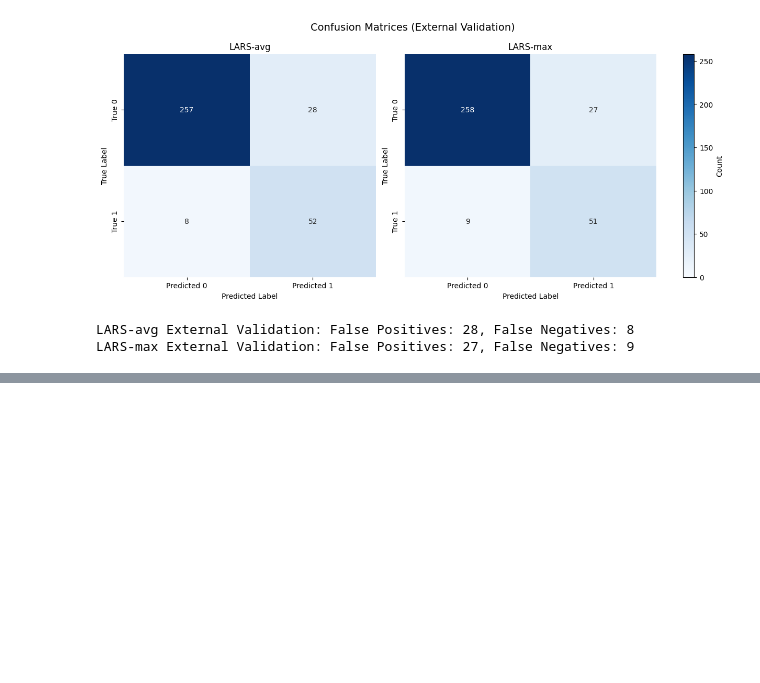
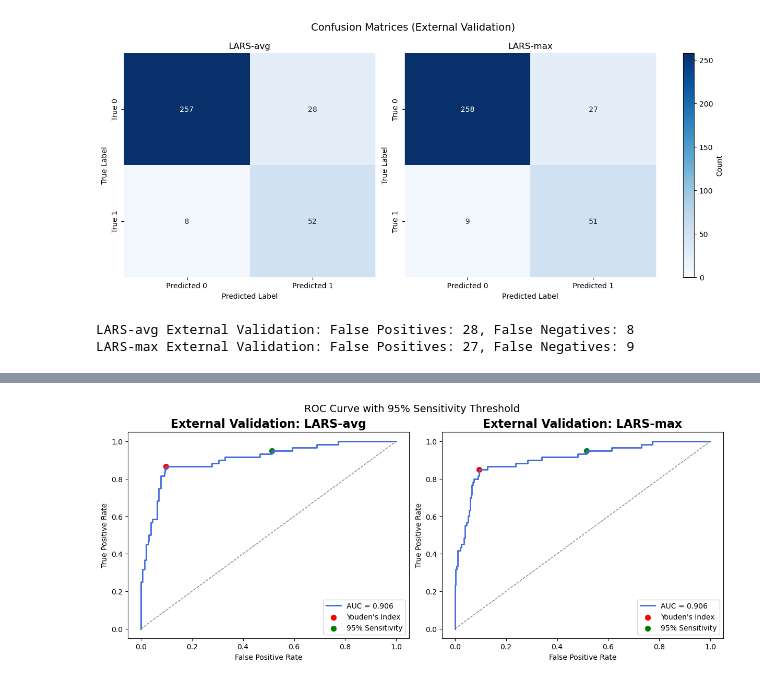
Before and after one commit to Alichnikof/Deauville_DeepLearning, a Jupyter notebook: prediction/external/eval.ipynb, the cells around one changed output, grey strips where cells are left out. Saved outputs shown, nothing was run; the diff lists cells and outputs as text; code cells hidden in the pictures; blank space fills up the shorter version.

```diff
--- a/prediction/external/eval.ipynb
+++ b/prediction/external/eval.ipynb
@@ -660,0 +686,19 @@ print(f"[LARS-max] Specificity: {spec_median_max:.3f} 95%CI [{spec_low_max:.3f}-
+# %%
+# Identify threshold where sensitivity is >= 95%
+def get_threshold_at_sensitivity(tpr, fpr, thresholds, sensitivity_target=0.95):
+    idx = np.where(tpr >= sensitivity_target)[0]
+    if len(idx) == 0:
+        print("No threshold found with sensitivity >= {:.2f}".format(sensitivity_target))
+        return None
+    best_idx = idx[0]  # First threshold achieving desired sensitivity
+    return thresholds[best_idx], tpr[best_idx], fpr[best_idx]
+
+# Get new thresholds
+thresh_95sens_avg, sens_95_avg, fpr_95_avg = get_threshold_at_sensitivity(tpr_avg, fpr_avg, thresholds_avg)
+thresh_95sens_max, sens_95_max, fpr_95_max = get_threshold_at_sensitivity(tpr_max, fpr_max, thresholds_max)
+
+spec_95_avg = 1 - fpr_95_avg
+spec_95_max = 1 - fpr_95_max
+
+print(f"[LARS-avg] Threshold for ≥95% Sensitivity: {thresh_95sens_avg:.3f}, Specificity: {spec_95_avg:.3f}")
+print(f"[LARS-max] Threshold for ≥95% Sensitivity: {thresh_95sens_max:.3f}, Specificity: {spec_95_max:.3f}")
@@ -660,0 +746,27 @@ print(f"[LARS-max] Specificity: {spec_median_max:.3f} 95%CI [{spec_low_max:.3f}-
+# %%
+fig, (ax1, ax2) = plt.subplots(1, 2, figsize=(12, 5), constrained_layout=True)
+
+# LARS-avg
+ax1.plot(fpr_avg, tpr_avg, lw=2, color='royalblue', label=f'AUC = {roc_auc_avg:.3f}')
+ax1.plot([0, 1], [0, 1], lw=1, linestyle='--', color='gray')
+ax1.scatter(fpr_avg[optimal_idx_avg], tpr_avg[optimal_idx_avg], color='red', s=50, label="Youden's Index")
+ax1.scatter(fpr_95_avg, sens_95_avg, color='green', s=50, label='95% Sensitivity')
+ax1.set_title("External Validation: LARS-avg", fontsize=16, fontweight='bold')
+ax1.set_xlabel("False Positive Rate")
+ax1.set_ylabel("True Positive Rate")
+ax1.legend()
+
+# LARS-max
+ax2.plot(fpr_max, tpr_max, lw=2, color='royalblue', label=f'AUC = {roc_auc_max:.3f}')
+ax2.plot([0, 1], [0, 1], lw=1, linestyle='--', color='gray')
+ax2.scatter(fpr_max[optimal_idx_max], tpr_max[optimal_idx_max], color='red', s=50, label="Youden's Index")
+ax2.scatter(fpr_95_max, sens_95_max, color='green', s=50, label='95% Sensitivity')
+ax2.set_title("External Validation: LARS-max", fontsize=16, fontweight='bold')
+ax2.set_xlabel("False Positive Rate")
+ax2.set_ylabel("True Positive Rate")
+ax2.legend()
+
+plt.suptitle("ROC Curve with 95% Sensitivity Threshold", fontsize=14)
+plt.show()
+# %% [output]
+[figure, added]
```
Also changed, not shown: parts of 11 cells of this notebook, 14 other files.
